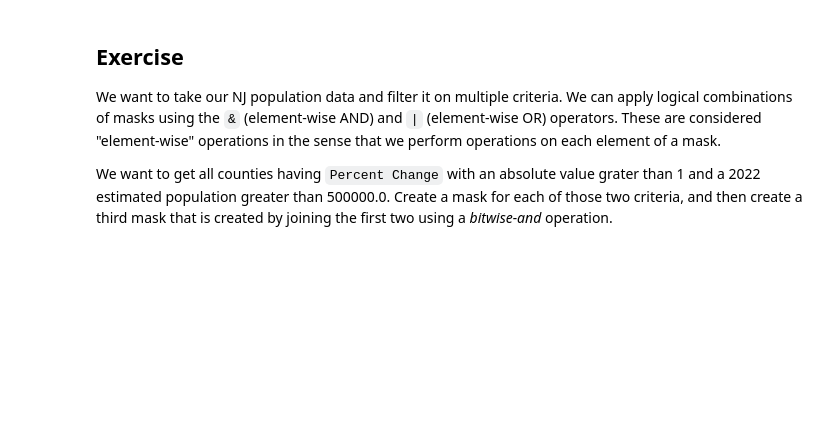
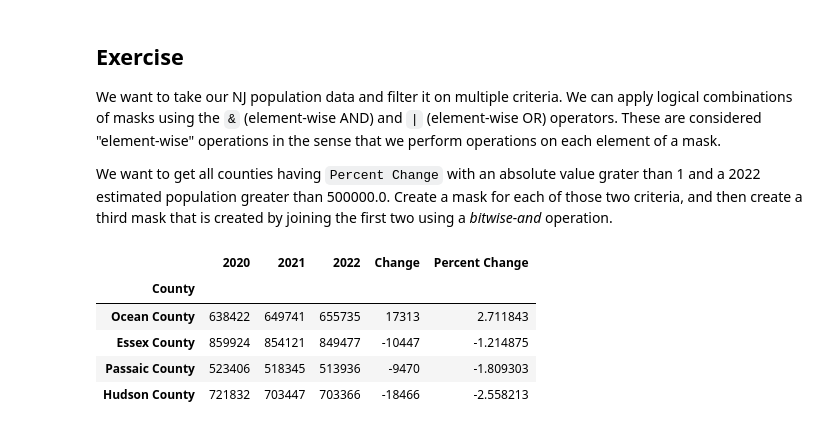
Before and after one commit to ruc-data-viz/2024-spring-class-04, a Jupyter notebook: notebooks/01-pandas.ipynb, the cells around one changed output. Cells and saved outputs as stored; diff of their text form; code cells hidden in the pictures; blank space fills up the shorter version.

```diff
--- a/notebooks/01-pandas.ipynb
+++ b/notebooks/01-pandas.ipynb
@@ -407,3 +417,19 @@ While looking at raw changes are useful, it can be just as useful looking at per
 We want to take our NJ population data and filter it on multiple criteria. We can apply logical combinations of masks using the `&` (element-wise AND) and `|` (element-wise OR) operators. These are considered "element-wise" operations in the sense that we perform operations on each element of a mask.
 
 We want to get all counties having `Percent Change` with an absolute value grater than 1 and a 2022 estimated population greater than 500000.0. Create a mask for each of those two criteria, and then create a third mask that is created by joining the first two using a *bitwise-and* operation.
+# %%
+abs_greater_than_1_mask = np.abs(nj_county_data['Percent Change']) > 1
+population_2022_greater_than_500000 = nj_county_data[2022] > 500000
+
+intersection_mask = population_2022_greater_than_500000 & abs_greater_than_1_mask
+
+intersection_mask
+
+nj_county_data[intersection_mask]
+# %% [output]
+|  | 2020 | 2021 | 2022 | Change | Percent Change |
+| County |  |  |  |  |  |
+| Ocean County | 638422 | 649741 | 655735 | 17313 | 2.711843 |
+| Essex County | 859924 | 854121 | 849477 | -10447 | -1.214875 |
+| Passaic County | 523406 | 518345 | 513936 | -9470 | -1.809303 |
+| Hudson County | 721832 | 703447 | 703366 | -18466 | -2.558213 |
```
Also changed, not shown: parts of 2 cells of this notebook, 2 other files.
